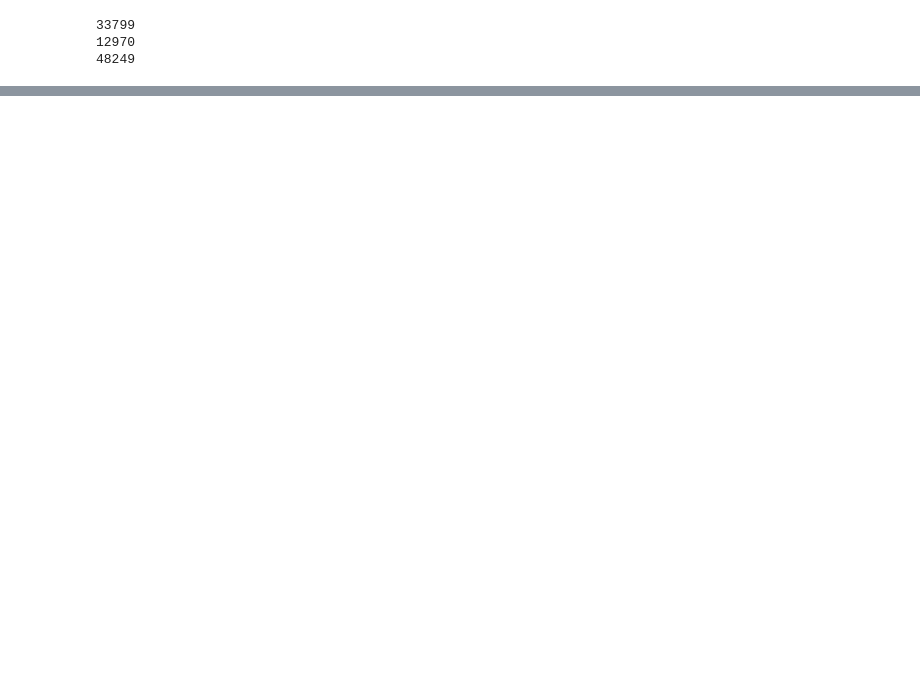
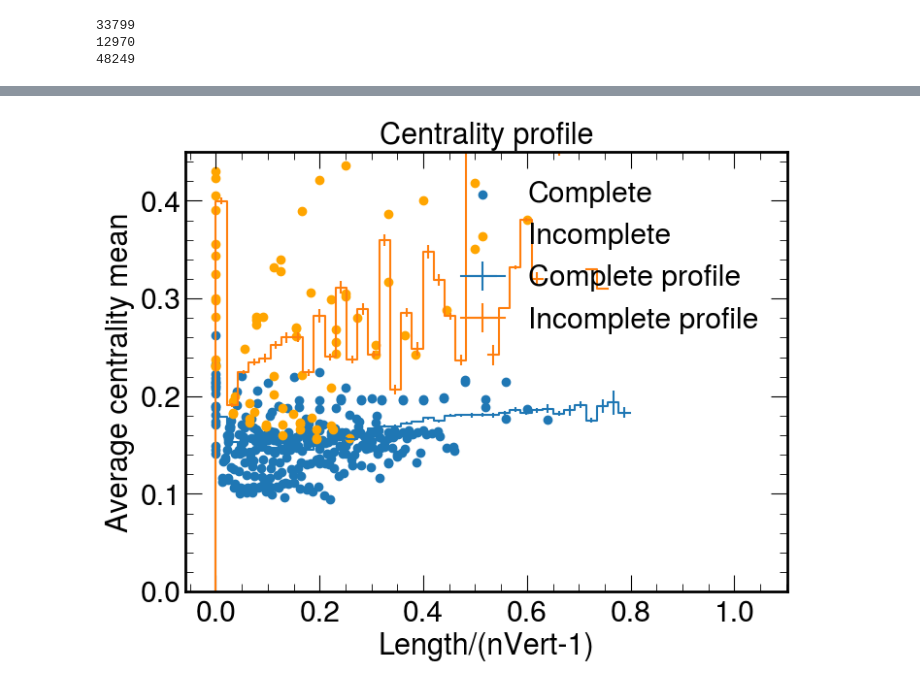
Before and after one commit to chrispap95/TICLHackaton2022-Metrics4Tracksters, a Jupyter notebook: 21 - Centrality profiling.ipynb, the cells around one changed output, grey strips where cells are left out. Drawn from its saved outputs; the diff is of its cells as text; code cells hidden in the pictures; blank space fills up the shorter version.

Commit message:
Centrality profile work and condor batch submission

```diff
--- a/21 - Centrality profiling.ipynb
+++ b/21 - Centrality profiling.ipynb
@@ -63,2 +23,0 @@ print(TrNet.longestPathSource(vertices_indexes[evt,tr],edges_1,c_pr_undir))
-# %%
-adjMatrix=TrNet.adjM(vertices_indexes[evt,tr],edges_1)
@@ -748,17 +574,29 @@ plt.show()
-# %%
-xValues=[]
-#print(len(comCenProfArray))
-for i in range(len(incCenProfArray)):
-    xValues.append(np.arange(1,(len(incCenProfArray[i])+1))/(incNVerticesList[i]-1))
-#print(xValues)
-heatmap, xedges, yedges = np.histogram2d([x for xs in xValues for x in xs]
-                                         ,[x for xs in incCenProfArray for x in xs],bins=50)
-#print(heatmap.T)
-#print(xedges)
-plt.figure()
-plt.scatter([(xedges[i]+xedges[i+1])/2 for i in range(len(xedges)-1)],np.std(heatmap.T,axis=1))
-plt.title("Incomplete N vertices normalized")
-plt.xlabel("Length to node/(Total number of vertices-1)")
-plt.ylabel("Average centrality std")
-plt.show()
-#plt.(np.arange(1,len(comCenProfArray[i])+1)/comNVerticesList[i],comCenProfArray[i])
+# %%
+N=20
+comEvents=np.random.randint(0,999,N)
+#print(comEvents)
+comTestEvents=np.asarray(comCenProfArray)[comEvents]
+#print(comTestEvents)
+incEvents=np.random.randint(0,999,N)
+incTestEvents=np.asarray(incCenProfArray)[incEvents]
+fig=plt.figure(figsize=(8,6),dpi=100)
+xValues=[]
+for i in range(len(comTestEvents)):
+    xValues.append(np.arange(0,(len(comTestEvents[i])))/(np.asarray(comNVerticesList)[comEvents][i]-1))
+plt.scatter([x for xs in xValues for x in xs],[x for xs in comTestEvents for x in xs],color='C0',label="Complete")
+hpCom.plot(label="Complete profile")
+
+xValues=[]
+for i in range(len(incTestEvents)):
+    xValues.append(np.arange(0,(len(incTestEvents[i])))/(np.asarray(incNVerticesList)[incEvents][i]-1))
+plt.scatter([x for xs in xValues for x in xs],[x for xs in incTestEvents for x in xs],color="orange",label="Incomplete")
+hpInc.plot(label="Incomplete profile")
+
+plt.title("Centrality profile",fontsize=22)
+plt.xlabel("Length/(nVert-1)",fontsize=22)
+plt.ylabel("Average centrality mean",fontsize=22)
+plt.legend()
+plt.ylim(0,0.45)
+plt.show()
+# %% [output]
+[figure, added]
```
Also changed, not shown: parts of 29 cells of this notebook, 9 other files.
